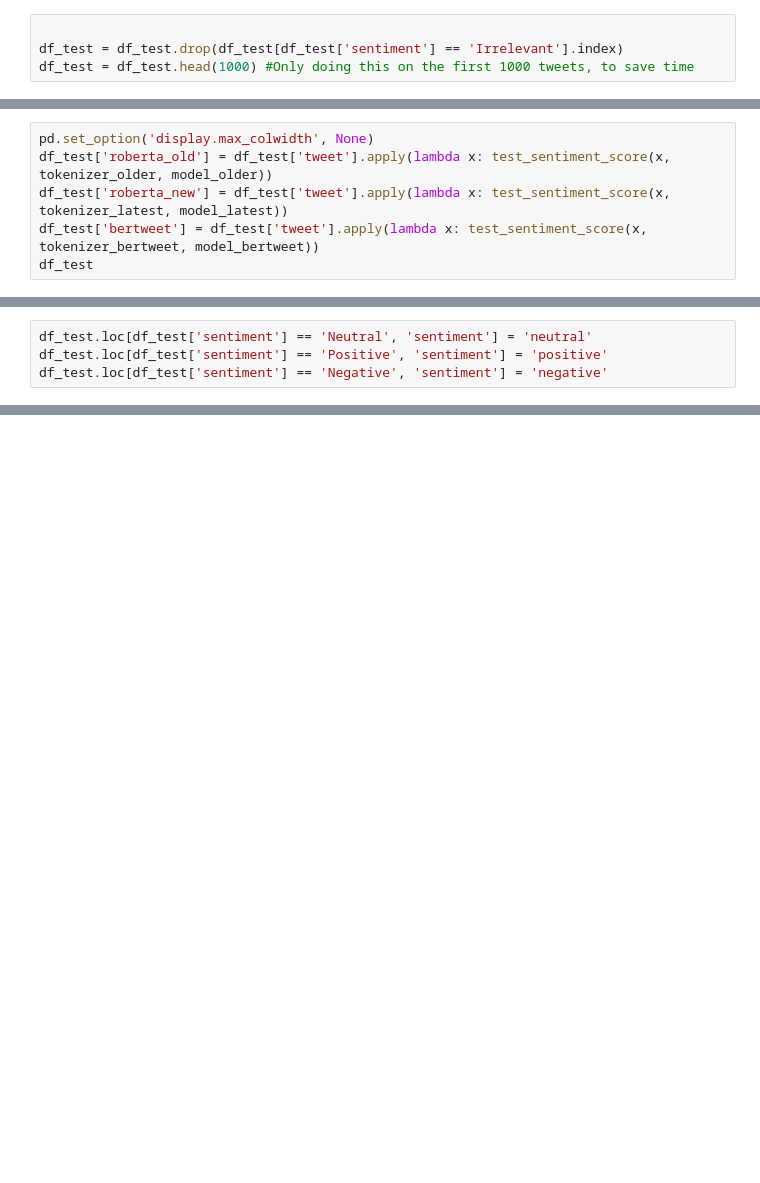
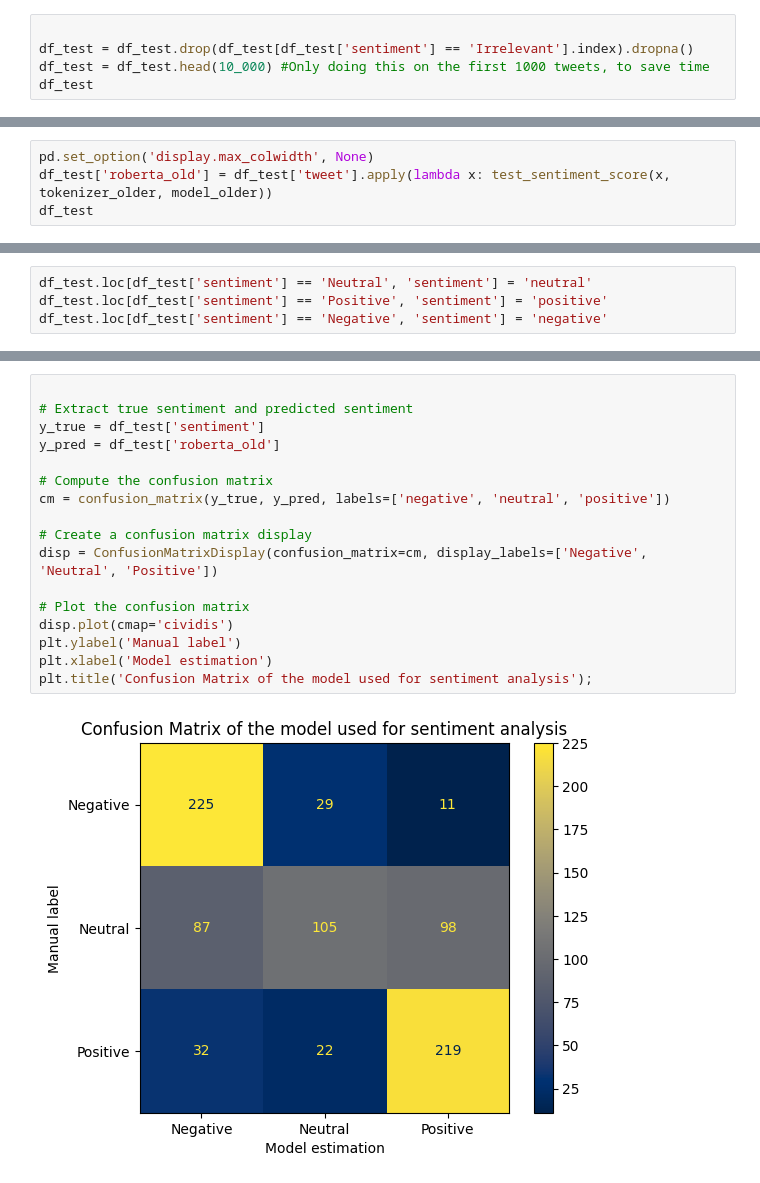
Before and after one commit to skyrimer/DBL-Micro-Soft, a Jupyter notebook: Split 2/Sentiment_analysis/model_accuracy.ipynb, the cells around one changed output, grey strips where cells are left out. Cells and saved outputs as stored; diff of their text form; blank space fills up the shorter version.

Commit message:
model_accuracy visualisation

```diff
--- a/Split 2/Sentiment_analysis/model_accuracy.ipynb
+++ b/Split 2/Sentiment_analysis/model_accuracy.ipynb
@@ -80,4 +68,5 @@ df_test.head()
 # %%
 
-df_test = df_test.drop(df_test[df_test['sentiment'] == 'Irrelevant'].index)
-df_test = df_test.head(1000) #Only doing this on the first 1000 tweets, to save time
+df_test = df_test.drop(df_test[df_test['sentiment'] == 'Irrelevant'].index).dropna()
+df_test = df_test.head(10_000) #Only doing this on the first 1000 tweets, to save time
+df_test
@@ -84,7 +87,5 @@ df_test = df_test.head(1000) #Only doing this on the first 1000 tweets, to save
 # %%
 pd.set_option('display.max_colwidth', None)
 df_test['roberta_old'] = df_test['tweet'].apply(lambda x: test_sentiment_score(x, tokenizer_older, model_older))
-df_test['roberta_new'] = df_test['tweet'].apply(lambda x: test_sentiment_score(x, tokenizer_latest, model_latest))
-df_test['bertweet'] = df_test['tweet'].apply(lambda x: test_sentiment_score(x, tokenizer_bertweet, model_bertweet))
 df_test
 # %% [output]
@@ -111,0 +146,19 @@ print(f"Accuracy of bertweet model: {percentage_matches:.2f}%")
+# %%
+
+# Extract true sentiment and predicted sentiment
+y_true = df_test['sentiment']
+y_pred = df_test['roberta_old']
+
+# Compute the confusion matrix
+cm = confusion_matrix(y_true, y_pred, labels=['negative', 'neutral', 'positive'])
+
+# Create a confusion matrix display
+disp = ConfusionMatrixDisplay(confusion_matrix=cm, display_labels=['Negative', 'Neutral', 'Positive'])
+
+# Plot the confusion matrix
+disp.plot(cmap='cividis')
+plt.ylabel('Manual label')
+plt.xlabel('Model estimation')
+plt.title('Confusion Matrix of the model used for sentiment analysis');
+# %% [output]
+[figure, added]
```
Also changed, not shown: parts of 12 cells of this notebook, 3 other files.
